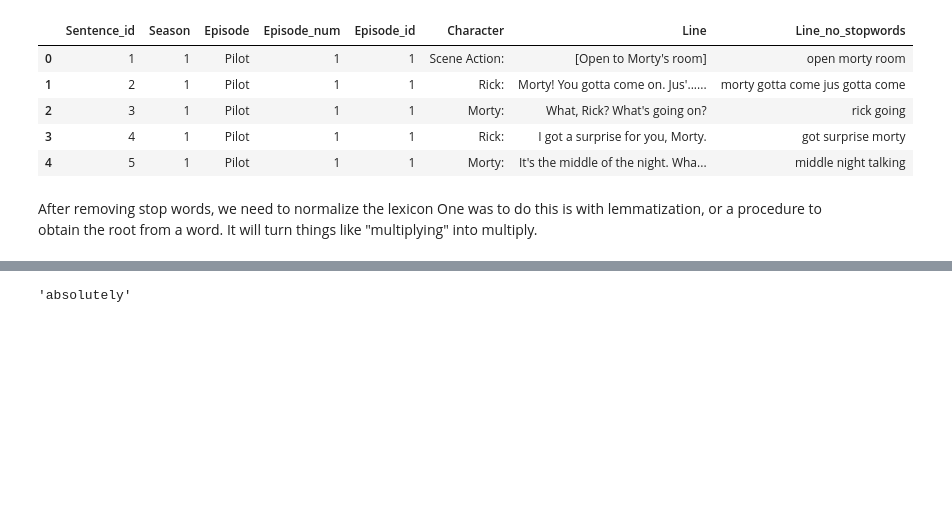
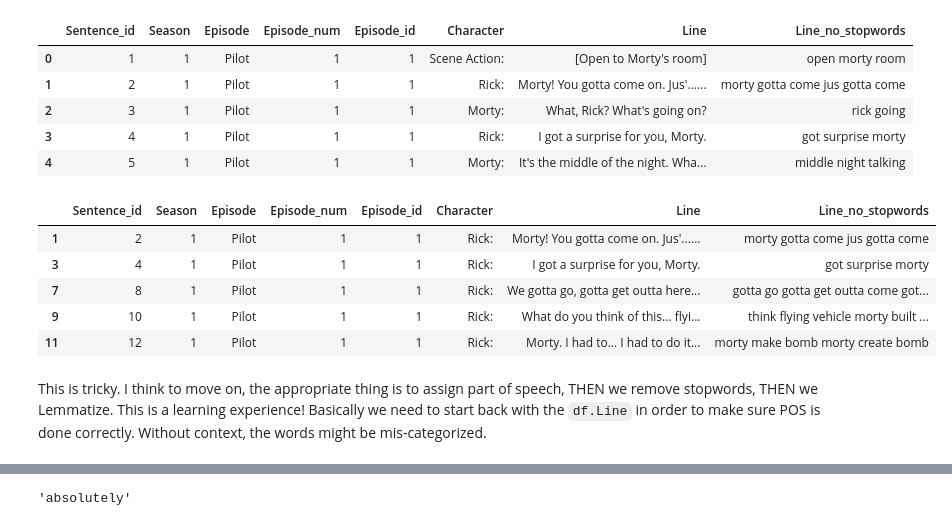
Before and after one commit to mccormd1/RandM_Transcript_Sentiment_Analysis, a Jupyter notebook: RandM_Words_and_NLP.ipynb, the cells around one changed output, grey strips where cells are left out. Saved outputs shown, nothing was run; the diff lists cells and outputs as text; code cells hidden in the pictures; blank space fills up the shorter version.

Commit message:
checkpoint and reenvision lemmatization

```diff
--- a/RandM_Words_and_NLP.ipynb
+++ b/RandM_Words_and_NLP.ipynb
@@ -1320,8 +1322,18 @@ df.head()
 | 2 | 3 | 1 | Pilot | 1 | 1 | Morty: | What, Rick? What's going on? | rick going |
 | 3 | 4 | 1 | Pilot | 1 | 1 | Rick: | I got a surprise for you, Morty. | got surprise morty |
 | 4 | 5 | 1 | Pilot | 1 | 1 | Morty: | It's the middle of the night. Wha... | middle night talking |
-# %% [markdown]
-After removing stop words, we need to normalize the lexicon One was to do this is with lemmatization, or a procedure to obtain the root from a word. It will turn things like "multiplying" into multiply.
+# %%
+dfRick=pd.read_csv('dfRick.csv')
+dfRick.head()
+# %% [output]
+|  | Sentence_id | Season | Episode | Episode_num | Episode_id | Character | Line | Line_no_stopwords |
+| 1 | 2 | 1 | Pilot | 1 | 1 | Rick: | Morty! You gotta come on. Jus'...... | morty gotta come jus gotta come |
+| 3 | 4 | 1 | Pilot | 1 | 1 | Rick: | I got a surprise for you, Morty. | got surprise morty |
+| 7 | 8 | 1 | Pilot | 1 | 1 | Rick: | We gotta go, gotta get outta here... | gotta go gotta get outta come got... |
+| 9 | 10 | 1 | Pilot | 1 | 1 | Rick: | What do you think of this... flyi... | think flying vehicle morty built ... |
+| 11 | 12 | 1 | Pilot | 1 | 1 | Rick: | Morty. I had to... I had to do it... | morty make bomb morty create bomb |
+# %% [markdown]
+This is tricky. I think to move on, the appropriate thing is to assign part of speech, THEN we remove stopwords, THEN we Lemmatize. This is a learning experience! Basically we need to start back with the `df.Line` in order to make sure POS is done correctly. Without context, the words might be mis-categorized.
 # %%
 from nltk.stem.wordnet import WordNetLemmatizer
 from nltk import download
```
Also changed, not shown: parts of 6 cells of this notebook.
